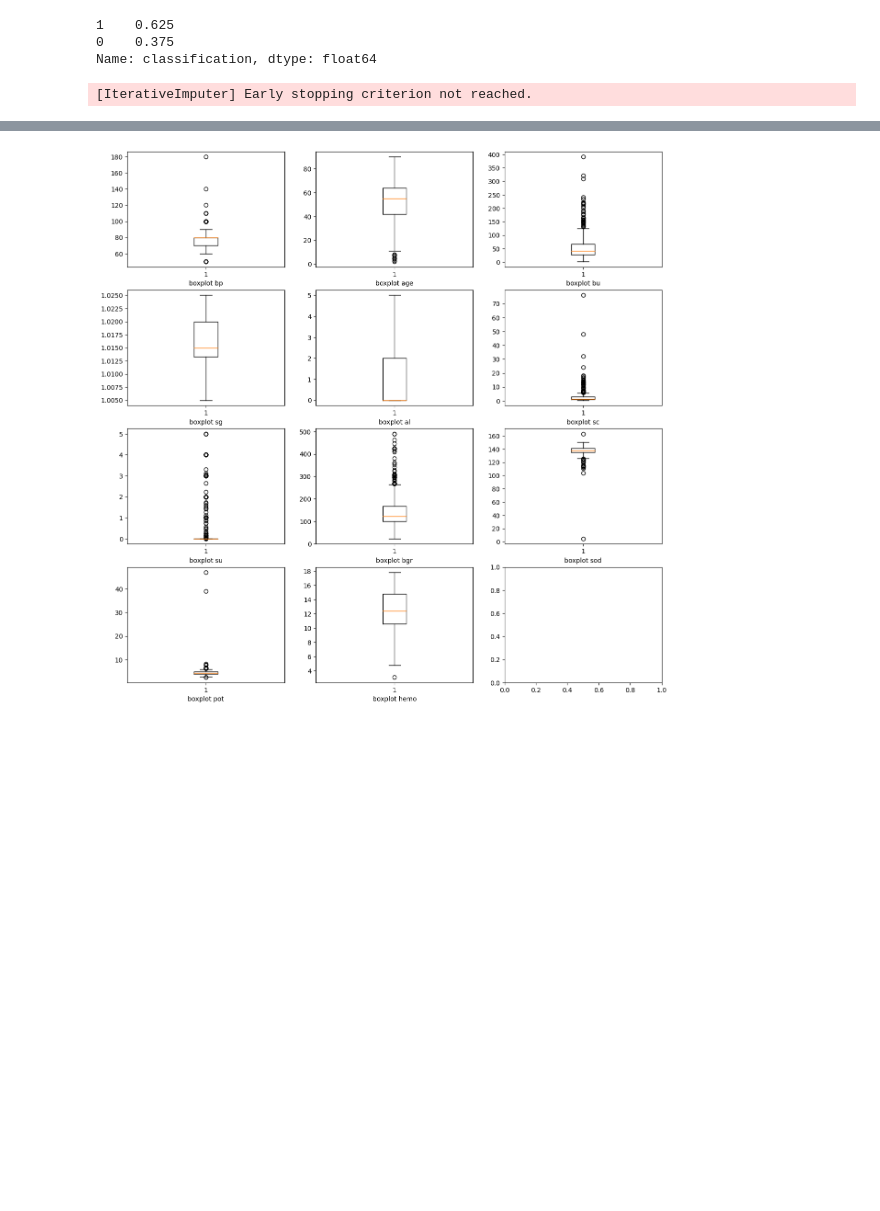
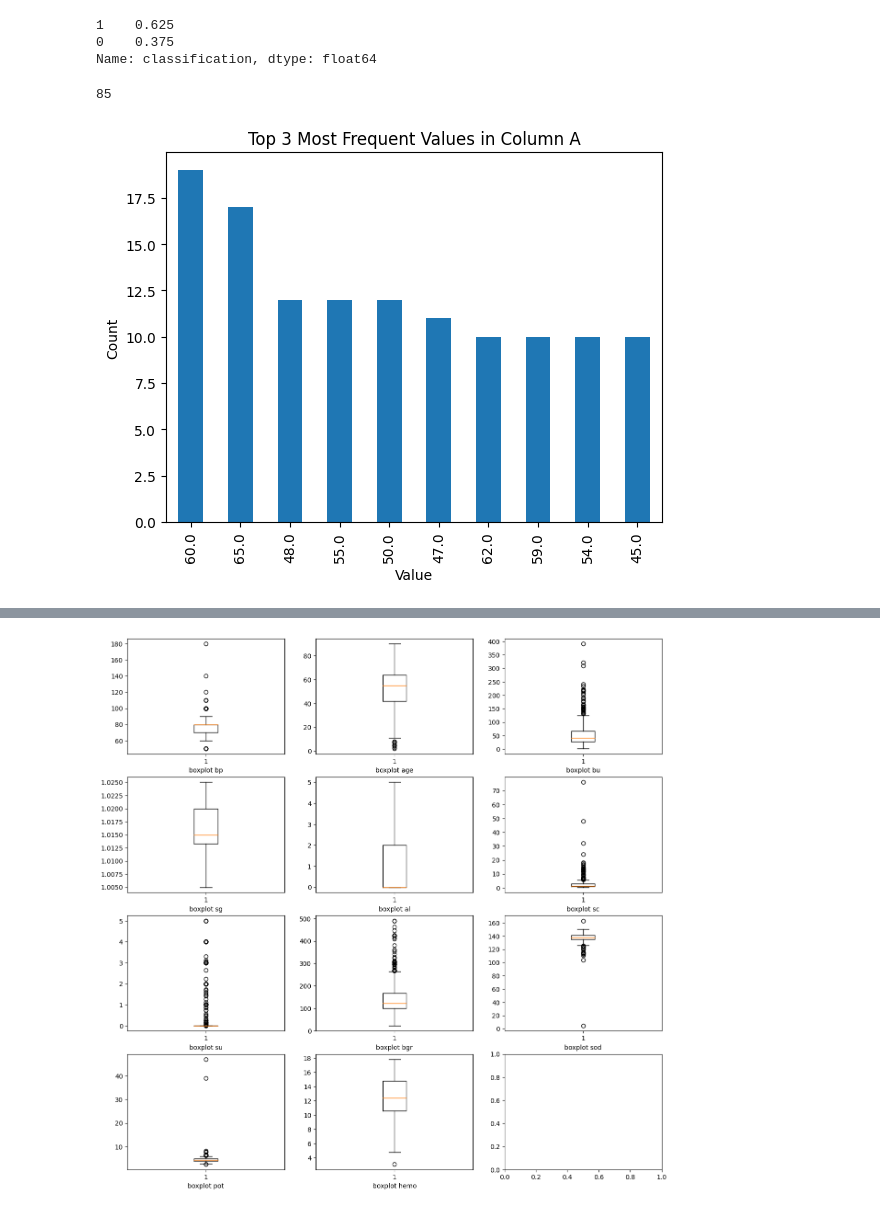
Before and after one commit to syedahmmednorthsouth/ckd_prediction, a Jupyter notebook: kidney.ipynb, the cells around one changed output, grey strips where cells are left out. Cells and saved outputs as stored; diff of their text form; code cells hidden in the pictures; blank space fills up the shorter version.

```diff
--- a/kidney.ipynb
+++ b/kidney.ipynb
@@ -60,7 +41,7 @@ header = ['age','bp','sg','al','su','rbc','pc','pcc',
     'wbcc','rbcc','htn','dm','cad','appet','pe','ane',
     'classification']
 # read the dataset
-df = pd.read_csv("/content/drive/MyDrive/ckd/chronic_kidney_disease.arff",
+df = pd.read_csv("/home/syed/ckd_prediction/dataset/chronic_kidney_disease.arff",
         header=None,
         names=header
        )
@@ -176,5 +155,23 @@ df=imputer.fit_transform(df)
 df =pd.DataFrame(df,columns=['age', 'bp', 'sg', 'al', 'su', 'rbc', 'pc', 'pcc', 'ba', 'bgr', 'bu',
        'sc', 'sod', 'pot', 'hemo', 'pcv', 'wc', 'rc', 'htn', 'dm', 'cad',
        'appet', 'pe', 'ane', 'classification'])
-# %% [output]
-[IterativeImputer] Early stopping criterion not reached.
+# %%
+df['age'].nunique()
+# %% [output]
+85
+# %%
+import pandas as pd
+import matplotlib.pyplot as plt
+
+value_counts = df['age'].value_counts()
+# Select the top 3 most frequent values
+top_values = value_counts.head(10)
+
+# Create a bar plot of the top 3 most frequent values
+top_values.plot(kind='bar')
+plt.title('Top 3 Most Frequent Values in Column A')
+plt.xlabel('Value')
+plt.ylabel('Count')
+plt.show()
+# %% [output]
+[figure, added]
```
Also changed, not shown: parts of 29 cells of this notebook.
